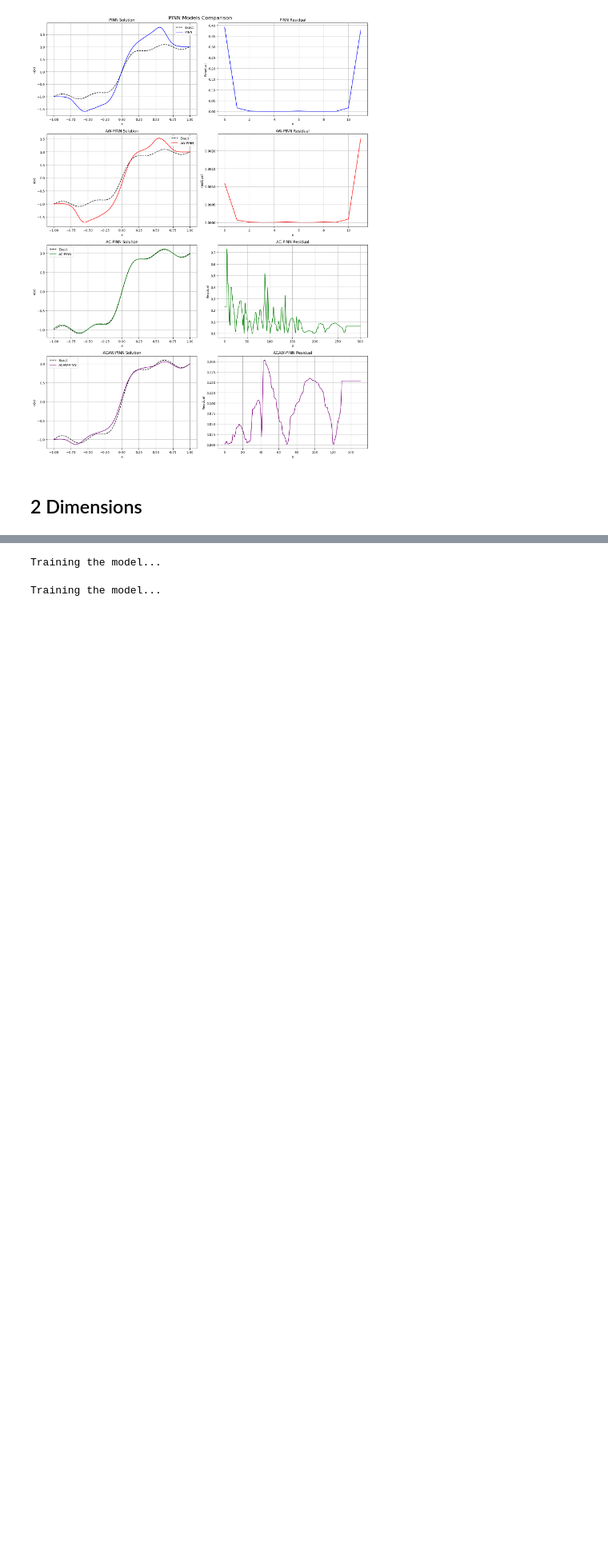
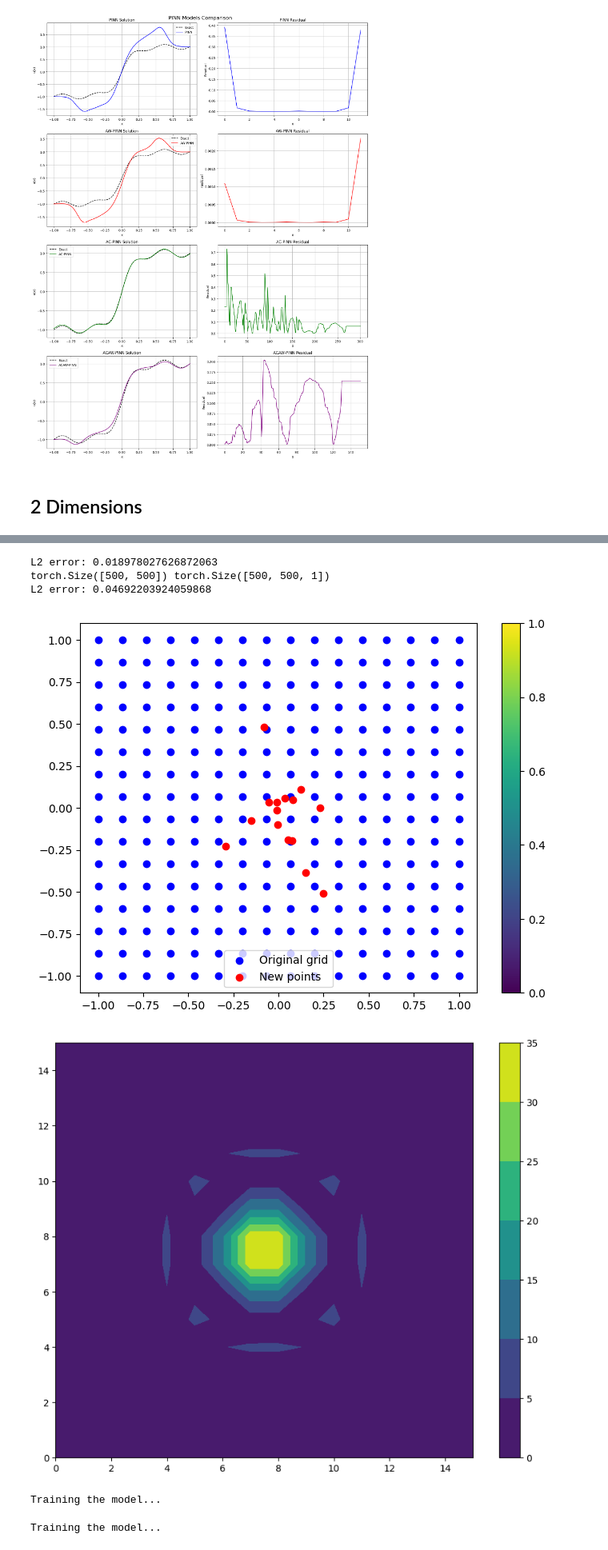
Before and after one commit to Mohammed-khlifi/NeuralPDE-Solver, a Jupyter notebook: main.ipynb, the cells around one changed output, grey strips where cells are left out. Shown at 80% size. Saved outputs shown, nothing was run; the diff lists cells and outputs as text; code cells hidden in the pictures; blank space fills up the shorter version.

```diff
--- a/main.ipynb
+++ b/main.ipynb
@@ -374,3 +390,65 @@ Training the model...
+# %%
+lploss = LpLoss(d=2, p=1, reduction='mean')
+x = torch.linspace(-1, 1, 500)
+y = torch.linspace(-1, 1, 500)
+X, Y = torch.meshgrid(x, y)
+test_input = torch.cat((X.unsqueeze(-1), Y.unsqueeze(-1)), dim=-1)
+u_pred = model(test_input)
+u_exact = u_exact_2d(X, Y)
+u_pred_adaptive = adaptive_model(test_input)
+u_exact_adaptive = u_exact_2d(X, Y)
+l2_adaptive = lploss(u_pred_adaptive.squeeze(), u_exact_adaptive.squeeze())
+print(f"L2 error: {l2_adaptive}")
+print(u_exact.shape, u_pred.shape)
+l2 = lploss(u_pred.squeeze(), u_exact.squeeze())
+print(f"L2 error: {l2}")
+# %% [output]
+L2 error: 0.018978027626872063
+torch.Size([500, 500]) torch.Size([500, 500, 1])
+L2 error: 0.04692203924059868
+# %%
+# Assuming risid is a 16x16 tensor of residuals
+risid2 = torch.randn(16, 16)
+
+# Create probability distribution from residuals
+p = risid / torch.sum(risid)
+
+# Sample indices from the flattened grid proportional to residuals
+indices = torch.multinomial(p.flatten(), 15, replacement=True)
+
+# Convert to 2D grid indices
+i = indices // 16
+j = indices % 16
+
+# Coordinates of sampled grid points
+sampled_X = X[i, j]
+sampled_Y = Y[i, j]
+
+# Calculate grid spacing
+delta_x = x[1] - x[0]
+delta_y = y[1] - y[0]
+
+# Generate new points with jitter around sampled locations
+torch.manual_seed(42)  # For reproducibility
+new_X = sampled_X + (torch.rand(15) - 0.5) * delta_x
+new_Y = sampled_Y + (torch.rand(15) - 0.5) * delta_y
+
+# Plot original and new points
+plt.figure(figsize=(8, 6))
+plt.scatter(X.numpy(), Y.numpy(), color='blue', label='Original grid')
+plt.scatter(new_X.numpy(), new_Y.numpy(), color='red', label='New points')
+plt.legend()
+plt.colorbar()
+plt.show()
+
+# Plot risiduals
+plt.figure(figsize=(10, 8))
+plt.contourf(risid.detach().numpy(), cmap='viridis')
+plt.colorbar()
+plt.show()
+# %% [output]
+[figure, added]
+[figure, added]
 # %%
 def benchmarking_2D(epochs = 1000 , lr = 0.01 , update_rate = 100 , update_points = 25):
     f_2d = lambda X,Y : torch.exp(-10*(X**2 + Y**2))*(-20)*(1-20*X**2) + torch.exp(-10*(X**2 + Y**2))*(-20)*(1-20*Y**2)
```
Also changed, not shown: parts of 3 cells of this notebook, 4 other files.
